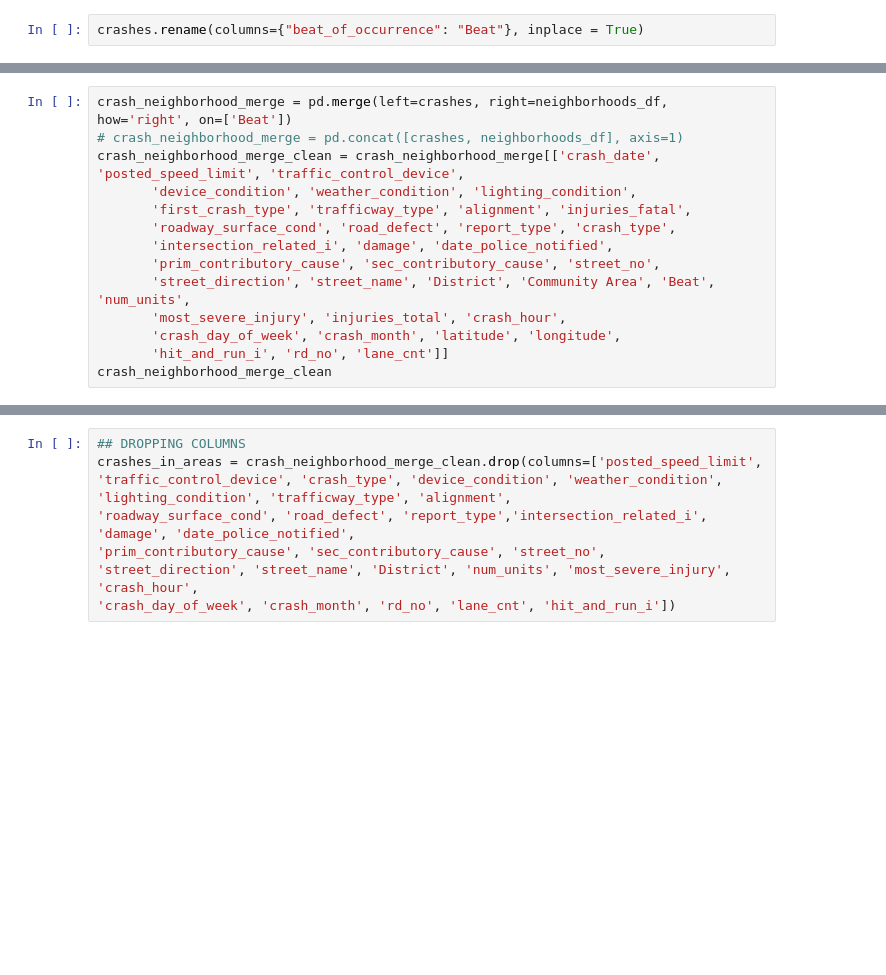
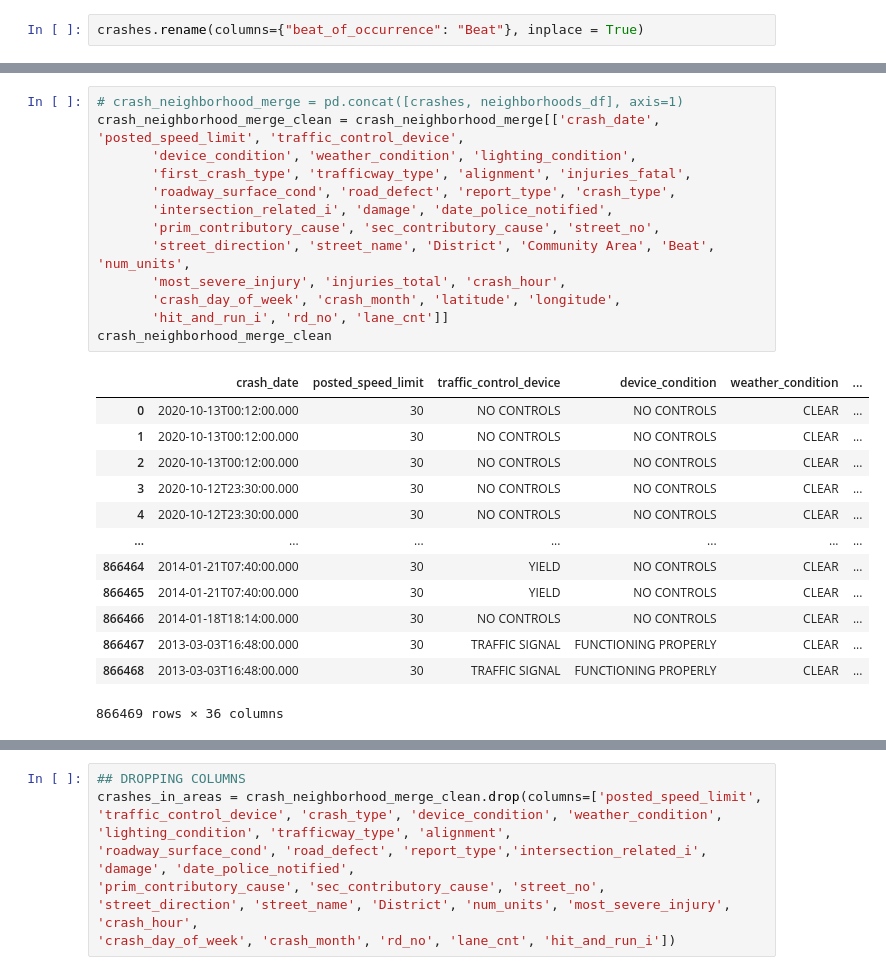
Before and after one commit to PhysicsGlitch/Geomap_Project, a Jupyter notebook: data_exploration_merged.ipynb, the cells around one changed output, grey strips where cells are left out. Saved outputs shown, nothing was run; the diff lists cells and outputs as text; blank space fills up the shorter version.

```diff
--- a/data_exploration_merged.ipynb
+++ b/data_exploration_merged.ipynb
@@ -69,16 +181,29 @@ neighborhoods_df.dtypes
 # %%
-crash_neighborhood_merge = pd.merge(left=crashes, right=neighborhoods_df, how='right', on=['Beat'])
 # crash_neighborhood_merge = pd.concat([crashes, neighborhoods_df], axis=1)
 crash_neighborhood_merge_clean = crash_neighborhood_merge[['crash_date', 'posted_speed_limit', 'traffic_control_device',
        'device_condition', 'weather_condition', 'lighting_condition',
        'first_crash_type', 'trafficway_type', 'alignment', 'injuries_fatal',
        'roadway_surface_cond', 'road_defect', 'report_type', 'crash_type',
        'intersection_related_i', 'damage', 'date_police_notified',
        'prim_contributory_cause', 'sec_contributory_cause', 'street_no',
        'street_direction', 'street_name', 'District', 'Community Area', 'Beat', 'num_units',
        'most_severe_injury', 'injuries_total', 'crash_hour',
        'crash_day_of_week', 'crash_month', 'latitude', 'longitude',
        'hit_and_run_i', 'rd_no', 'lane_cnt']]
 crash_neighborhood_merge_clean
+# %% [output]
+|  | crash_date | posted_speed_limit | traffic_control_device | device_condition | weather_condition | ... |
+| 0 | 2020-10-13T00:12:00.000 | 30 | NO CONTROLS | NO CONTROLS | CLEAR | ... |
+| 1 | 2020-10-13T00:12:00.000 | 30 | NO CONTROLS | NO CONTROLS | CLEAR | ... |
+| 2 | 2020-10-13T00:12:00.000 | 30 | NO CONTROLS | NO CONTROLS | CLEAR | ... |
+| 3 | 2020-10-12T23:30:00.000 | 30 | NO CONTROLS | NO CONTROLS | CLEAR | ... |
+| 4 | 2020-10-12T23:30:00.000 | 30 | NO CONTROLS | NO CONTROLS | CLEAR | ... |
+| ... | ... | ... | ... | ... | ... | ... |
+| 866464 | 2014-01-21T07:40:00.000 | 30 | YIELD | NO CONTROLS | CLEAR | ... |
+| 866465 | 2014-01-21T07:40:00.000 | 30 | YIELD | NO CONTROLS | CLEAR | ... |
+| 866466 | 2014-01-18T18:14:00.000 | 30 | NO CONTROLS | NO CONTROLS | CLEAR | ... |
+| 866467 | 2013-03-03T16:48:00.000 | 30 | TRAFFIC SIGNAL | FUNCTIONING PROPERLY | CLEAR | ... |
+| 866468 | 2013-03-03T16:48:00.000 | 30 | TRAFFIC SIGNAL | FUNCTIONING PROPERLY | CLEAR | ... |
+866469 rows × 36 columns
 # %%
 crash_neighborhood_merge_clean.columns
```
Also changed, not shown: parts of 19 cells of this notebook.
